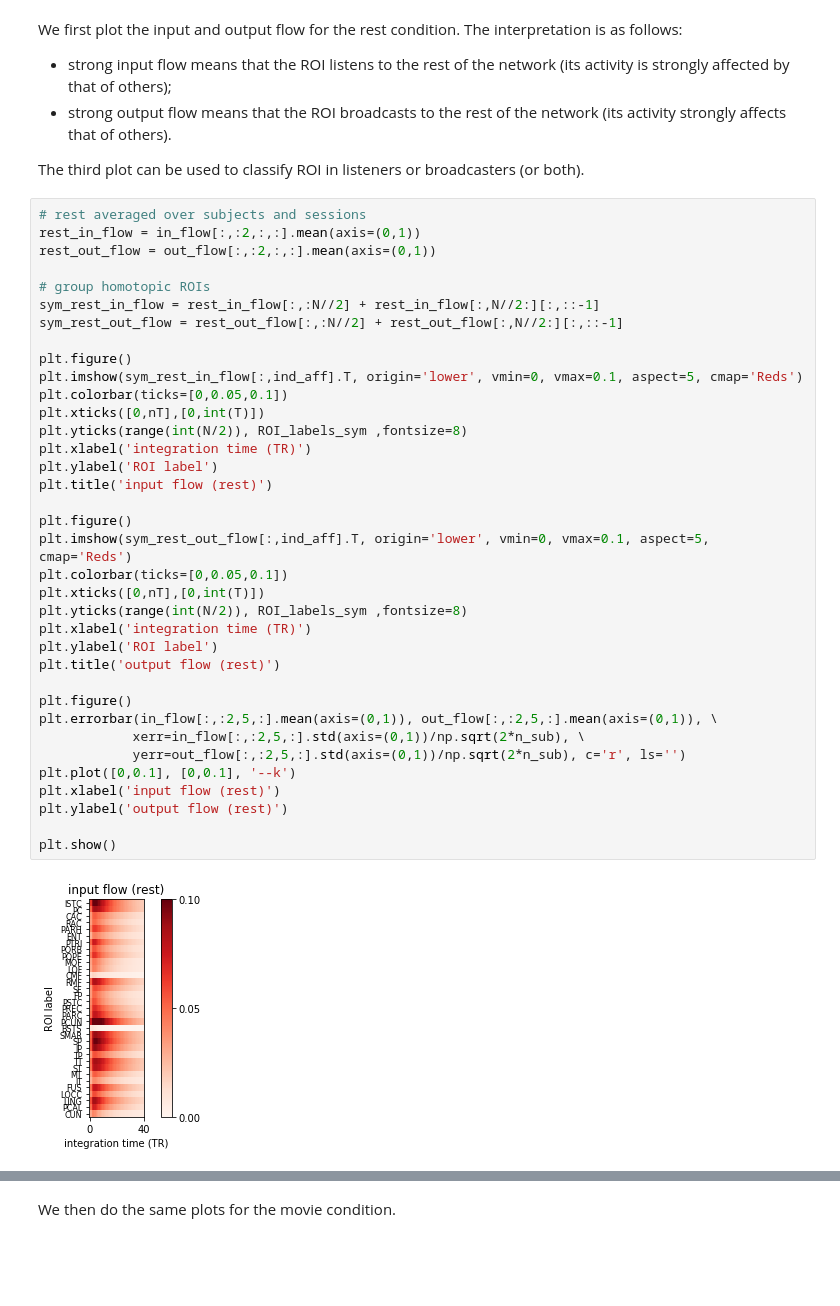
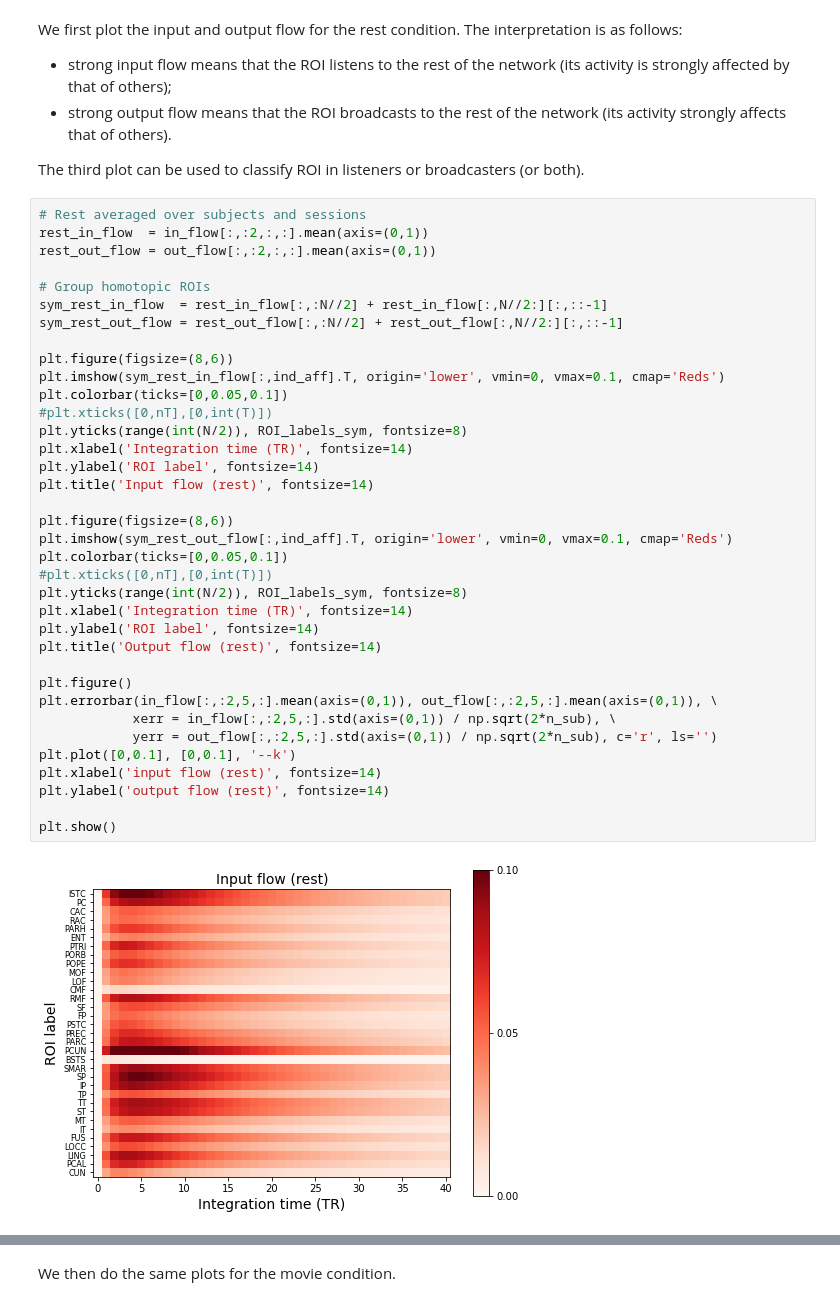
Before and after one commit to mb-BCA/notebooks_review2019, a Jupyter notebook: 3a_Flow.ipynb, the cells around one changed output, grey strips where cells are left out. Drawn from its saved outputs; the diff is of its cells as text; blank space fills up the shorter version.

Commit message:
Update 3a_Flow.ipynb
Cosmetic changes. NOT finished!!

```diff
--- a/3a_Flow.ipynb
+++ b/3a_Flow.ipynb
@@ -167,40 +168,40 @@ We first plot the input and output flow for the rest condition. The interpretati
 
 The third plot can be used to classify ROI in listeners or broadcasters (or both).
 # %%
-# rest averaged over subjects and sessions
-rest_in_flow = in_flow[:,:2,:,:].mean(axis=(0,1))
+# Rest averaged over subjects and sessions
+rest_in_flow  = in_flow[:,:2,:,:].mean(axis=(0,1))
 rest_out_flow = out_flow[:,:2,:,:].mean(axis=(0,1))
 
-# group homotopic ROIs
-sym_rest_in_flow = rest_in_flow[:,:N//2] + rest_in_flow[:,N//2:][:,::-1]
+# Group homotopic ROIs
+sym_rest_in_flow  = rest_in_flow[:,:N//2] + rest_in_flow[:,N//2:][:,::-1]
 sym_rest_out_flow = rest_out_flow[:,:N//2] + rest_out_flow[:,N//2:][:,::-1]
 
-plt.figure()
-plt.imshow(sym_rest_in_flow[:,ind_aff].T, origin='lower', vmin=0, vmax=0.1, aspect=5, cmap='Reds')
+plt.figure(figsize=(8,6))
+plt.imshow(sym_rest_in_flow[:,ind_aff].T, origin='lower', vmin=0, vmax=0.1, cmap='Reds')
 plt.colorbar(ticks=[0,0.05,0.1])
-plt.xticks([0,nT],[0,int(T)])
-plt.yticks(range(int(N/2)), ROI_labels_sym ,fontsize=8)
-plt.xlabel('integration time (TR)')
-plt.ylabel('ROI label')
-plt.title('input flow (rest)')
+#plt.xticks([0,nT],[0,int(T)])
+plt.yticks(range(int(N/2)), ROI_labels_sym, fontsize=8)
+plt.xlabel('Integration time (TR)', fontsize=14)
+plt.ylabel('ROI label', fontsize=14)
+plt.title('Input flow (rest)', fontsize=14)
 
-plt.figure()
-plt.imshow(sym_rest_out_flow[:,ind_aff].T, origin='lower', vmin=0, vmax=0.1, aspect=5, cmap='Reds')
+plt.figure(figsize=(8,6))
+plt.imshow(sym_rest_out_flow[:,ind_aff].T, origin='lower', vmin=0, vmax=0.1, cmap='Reds')
 plt.colorbar(ticks=[0,0.05,0.1])
-plt.xticks([0,nT],[0,int(T)])
-plt.yticks(range(int(N/2)), ROI_labels_sym ,fontsize=8)
-plt.xlabel('integration time (TR)')
-plt.ylabel('ROI label')
-plt.title('output flow (rest)')
+#plt.xticks([0,nT],[0,int(T)])
+plt.yticks(range(int(N/2)), ROI_labels_sym, fontsize=8)
+plt.xlabel('Integration time (TR)', fontsize=14)
+plt.ylabel('ROI label', fontsize=14)
+plt.title('Output flow (rest)', fontsize=14)
 
 plt.figure()
 plt.errorbar(in_flow[:,:2,5,:].mean(axis=(0,1)), out_flow[:,:2,5,:].mean(axis=(0,1)), \
-            xerr=in_flow[:,:2,5,:].std(axis=(0,1))/np.sqrt(2*n_sub), \
-            yerr=out_flow[:,:2,5,:].std(axis=(0,1))/np.sqrt(2*n_sub), c='r', ls='')
+            xerr = in_flow[:,:2,5,:].std(axis=(0,1)) / np.sqrt(2*n_sub), \
+            yerr = out_flow[:,:2,5,:].std(axis=(0,1)) / np.sqrt(2*n_sub), c='r', ls='')
 plt.plot([0,0.1], [0,0.1], '--k')
-plt.xlabel('input flow (rest)')
-plt.ylabel('output flow (rest)')
+plt.xlabel('input flow (rest)', fontsize=14)
+plt.ylabel('output flow (rest)', fontsize=14)
 
 plt.show()
 # %% [output]
-[figure, old version]
+[figure, new version]
```
Also changed, not shown: parts of 12 cells of this notebook.
